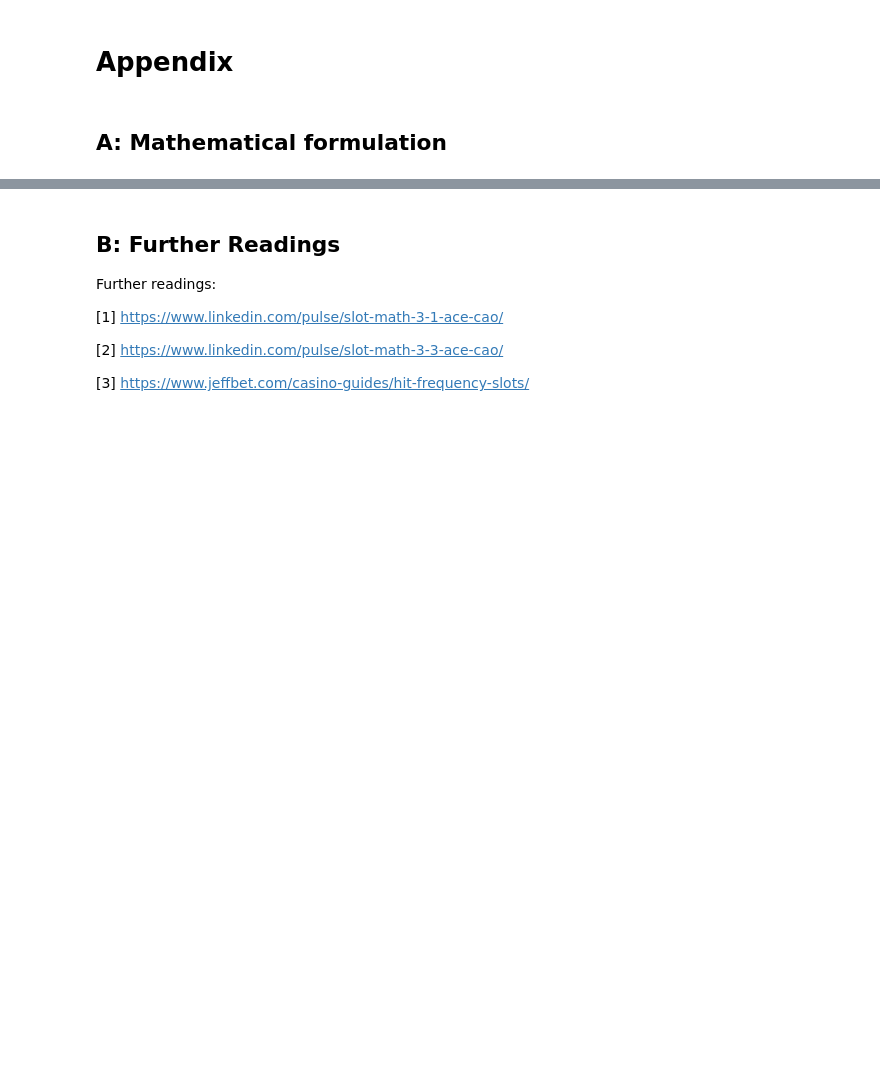
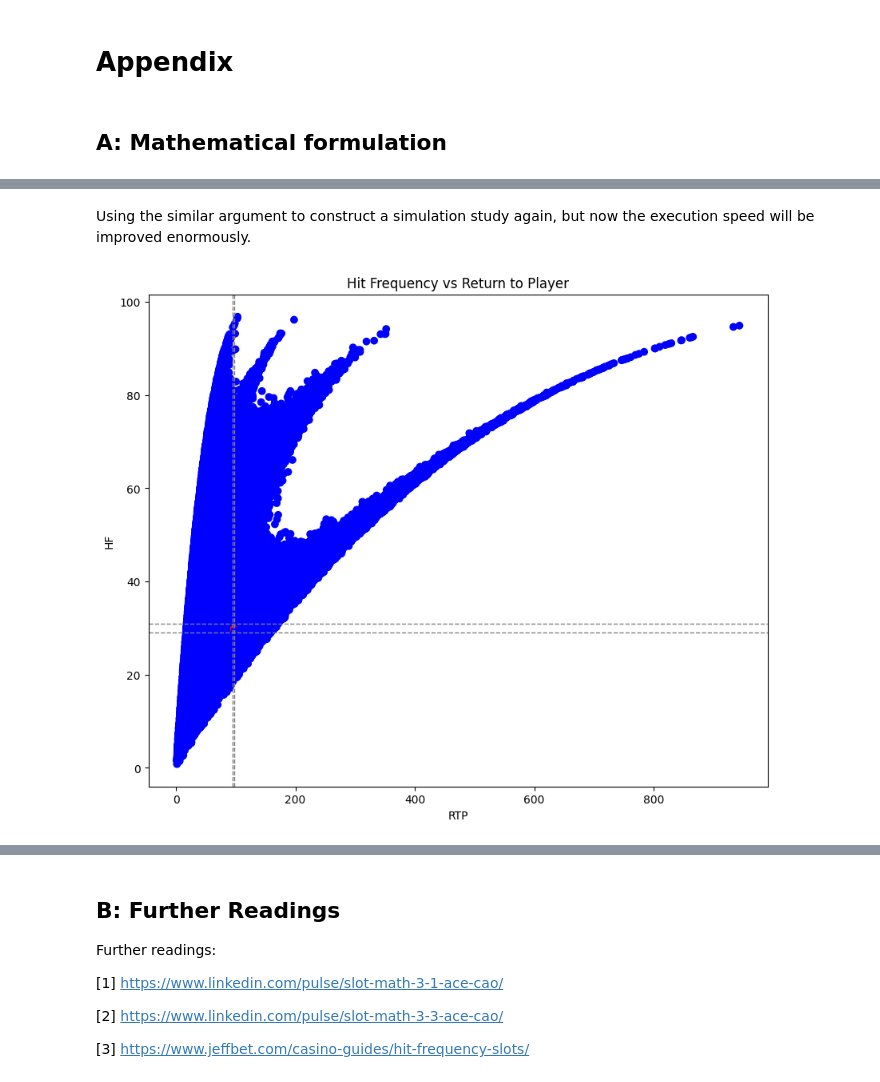
Before and after one commit to davidklhui/others, a Jupyter notebook: Discussion_of_basic_3x3_Slot_design.ipynb, the cells around one changed output, grey strips where cells are left out. Cells and saved outputs as stored; diff of their text form; code cells hidden in the pictures; blank space fills up the shorter version.

```diff
--- a/Discussion_of_basic_3x3_Slot_design.ipynb
+++ b/Discussion_of_basic_3x3_Slot_design.ipynb
@@ -1027,0 +1044,2 @@ Hence, the expected payout for any payline, $E(Payout)$ is
+# %% [markdown]
+Using the similar argument to construct a simulation study again, but now the execution speed will be improved enormously.
@@ -1027,0 +1089,34 @@ Hence, the expected payout for any payline, $E(Payout)$ is
+# %%
+import pandas as pd
+
+results = sim(size=2000000)
+df = pd.DataFrame(results)
+# %%
+import matplotlib.pyplot as plt
+
+v1 = 95
+v2 = 97
+h1 = 29
+h2 = 31
+
+cond = (df['RTP']>=v1) & (df['RTP'] <= v2) & (df['HF']>=h1) & (df['HF'] <= h2)
+
+
+
+plt.figure(figsize=(10,8))
+
+plt.scatter(df['RTP'], df['HF'], c=np.where(cond, 'red', 'blue'), marker='o')
+plt.xlabel('RTP')
+plt.ylabel('HF')
+
+
+plt.axvline(x=v1, color='gray', linestyle='--', linewidth=1)
+plt.axvline(x=v2, color='gray', linestyle='--', linewidth=1)
+plt.axhline(y=h1, color='gray', linestyle='--', linewidth=1)
+plt.axhline(y=h2, color='gray', linestyle='--', linewidth=1)
+
+plt.title("Hit Frequency vs Return to Player")
+
+plt.show()
+# %% [output]
+[figure, added]
```
Also changed, not shown: parts of 5 cells of this notebook.
